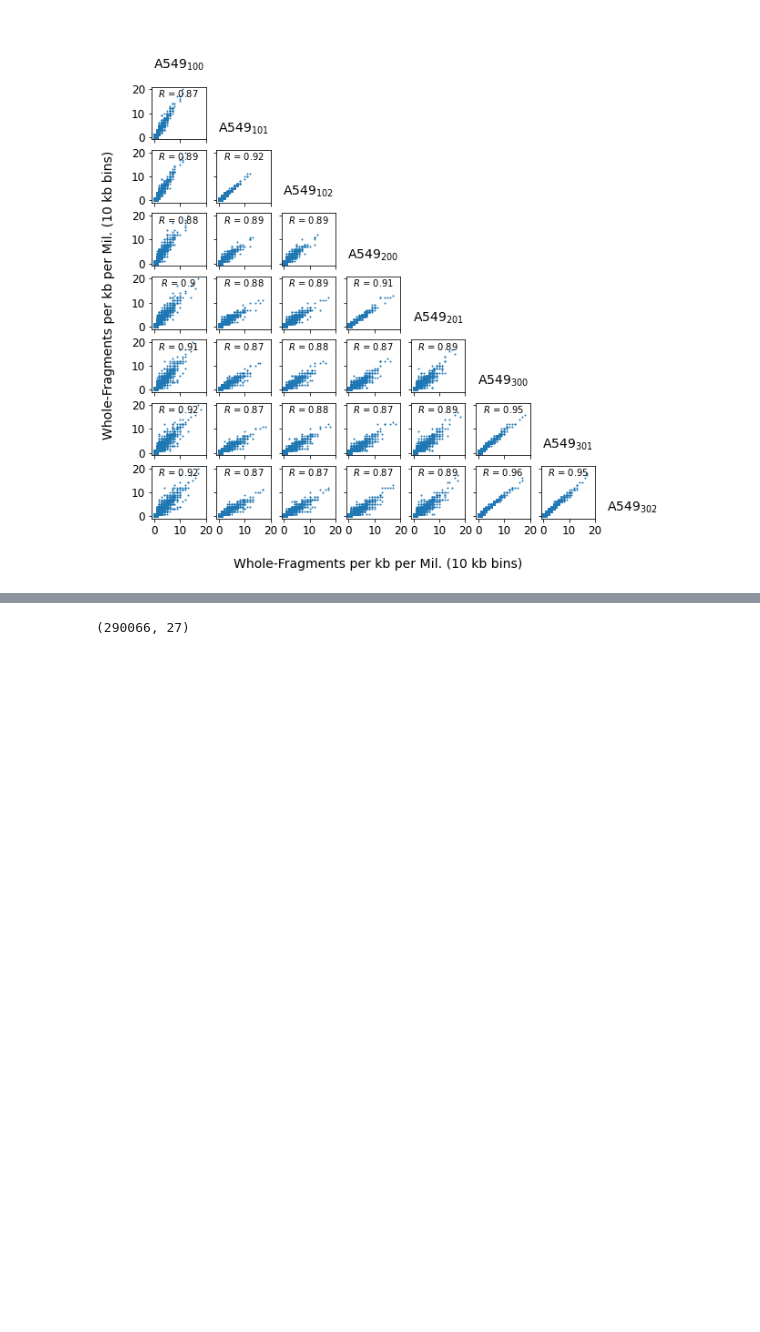
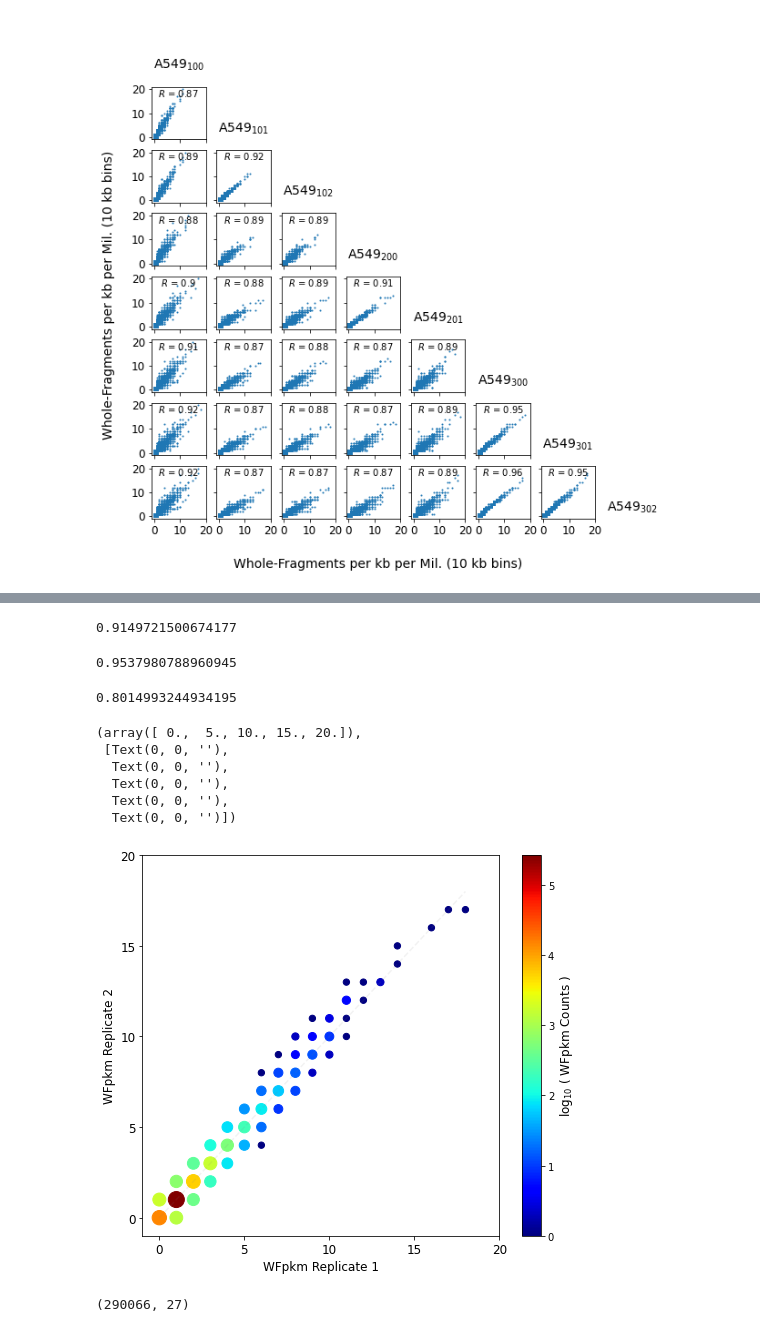
Before and after one commit to SLUR-m-Py/ATAC-seq_Simulation, a Jupyter notebook: NOTEBOOKS/Real_Correlation_Counts_with_cozeros.ipynb, the cells around one changed output, grey strips where cells are left out. Saved outputs shown, nothing was run; the diff lists cells and outputs as text; code cells hidden in the pictures; blank space fills up the shorter version.

```diff
--- a/NOTEBOOKS/Real_Correlation_Counts_with_cozeros.ipynb
+++ b/NOTEBOOKS/Real_Correlation_Counts_with_cozeros.ipynb
@@ -26,6 +32,6 @@ enco_path = '../DATA/BEDS/ENCODE.Ceil.genomic.10000.counts.bed.gz'
 # %%
 ## Read in the a549 data
-enco = loaddf(enco_path)
+enco = epv.loaddf(enco_path)
 
 ## View head
 enco.head()
@@ -144 +156,13 @@ fig.text(x=0.05,y=0.25,s=xlabel,fontsize=14,rotation=90);
+# %%
+pd.DataFrame(pearsons).loc[9,2]
+# %% [output]
+0.9149721500674177
+# %%
+pd.DataFrame(pearsons).loc[[20,26,27]][2].mean()
+# %% [output]
+0.9537980788960945
+# %%
+sims.conmi(x,y)
+# %% [output]
+0.8014993244934195
 # %%
@@ -148,3 +172,32 @@ fig.text(x=0.05,y=0.25,s=xlabel,fontsize=14,rotation=90);
+# %%
+## Set x and y
+x,y = a549[a549_names[-2]].values, a549[a549_names[-1]].values
+# %%
+## Call figure and set facecolor
+fig,ax = plt.subplots(1,1,figsize=(8,7))
+fig.set_facecolor('w')
+
+## Plot a comet plot
+epv.cometplot(x,y,ax=ax,plotmod=40);
+
+## Add x and y label
+plt.xlabel('WFpkm Replicate 1',fontsize=12)
+plt.ylabel('WFpkm Replicate 2',fontsize=12)
+
+## increase fontsize
+plt.xticks(fontsize=12)
+plt.yticks(fontsize=12);
+
+## Save figure
+#plt.savefig('../FIGURES/S.Figure.1.png',dpi=300,bbox_inches='tight');
+# %% [output]
+(array([ 0.,  5., 10., 15., 20.]),
+ [Text(0, 0, ''),
+  Text(0, 0, ''),
+  Text(0, 0, ''),
+  Text(0, 0, ''),
+  Text(0, 0, '')])
+[figure, added]
 # %%
 ## Mege the dataframes
 sampledf = enco.merge(a549,on=['Chrom','Left','Right'])
```
Also changed, not shown: parts of 62 cells of this notebook, 14 other files.
